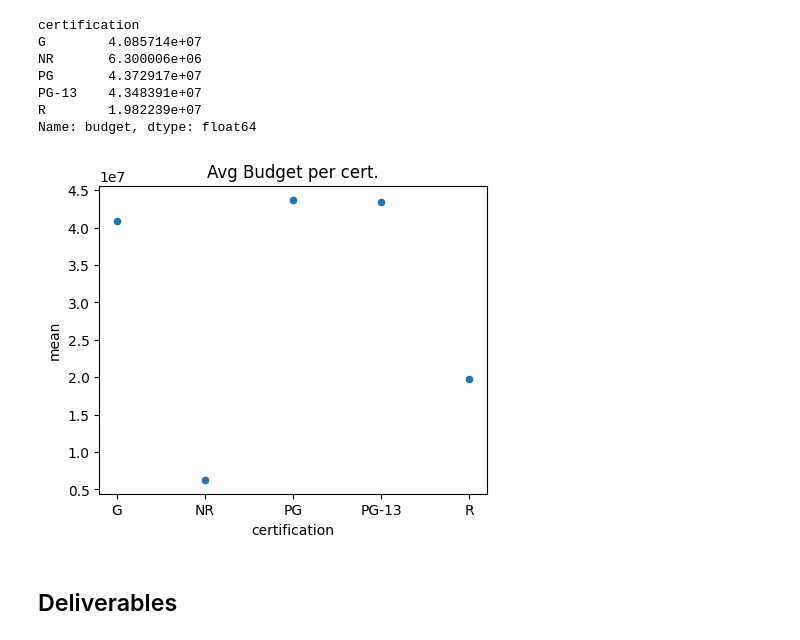
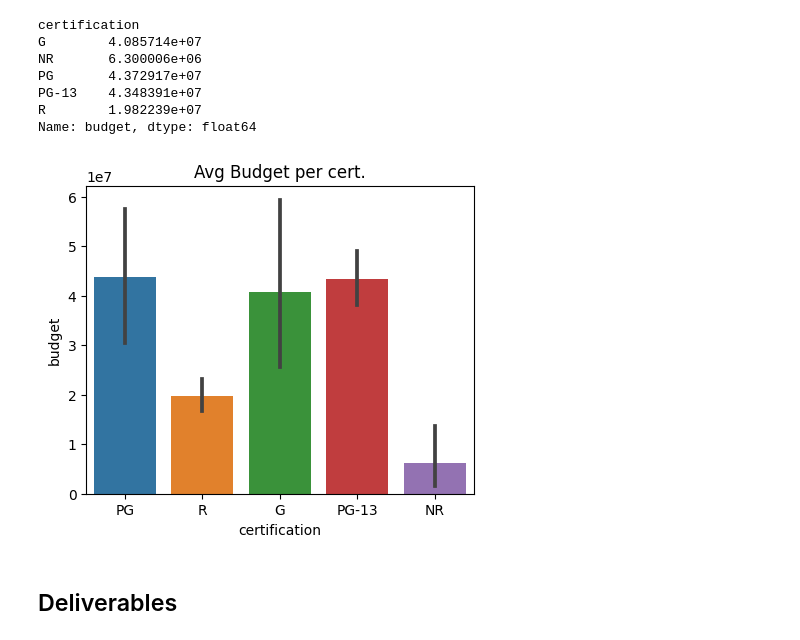
Before and after one commit to Martishamao/IMDB_Project, a Jupyter notebook: Project 3, Part 2.ipynb, the cells around one changed output. Saved outputs shown, nothing was run; the diff lists cells and outputs as text; code cells hidden in the pictures.

```diff
--- a/Project 3, Part 2.ipynb
+++ b/Project 3, Part 2.ipynb
@@ -199,13 +198,13 @@ PG       4.372917e+07
 PG-13    4.348391e+07
 R        1.982239e+07
 Name: budget, dtype: float64
-# %%
-fig, ax = plt.subplots(ncols=1, figsize=(5,4))
-ax = sns.scatterplot(data = mean, x = mean.index, y = mean)
-ax.set_ylabel('mean')
-ax.set_title('Avg Budget per cert.');
-# %% [output]
-[figure, removed]
+# %%
+fig, ax = plt.subplots(ncols=1, figsize=(5,4))
+ax = sns.barplot(data = dfc, x = 'certification', y = 'budget')
+#ax.set_ylabel('mean')
+ax.set_title('Avg Budget per cert.');
+# %% [output]
+[figure, added]
 # %% [markdown]
 ## Deliverables
 # %%
```
Also changed, not shown: parts of 2 cells of this notebook.
